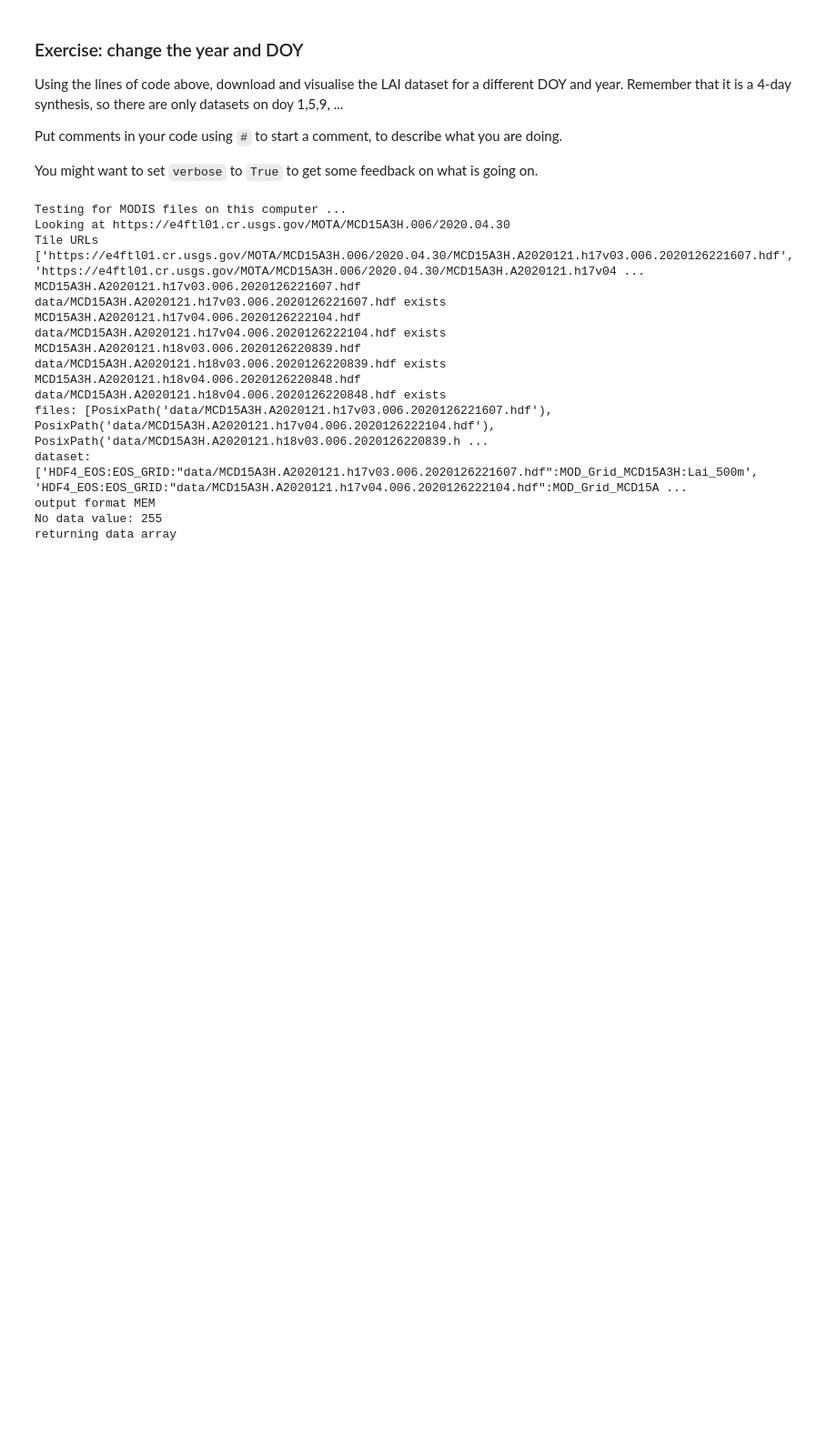
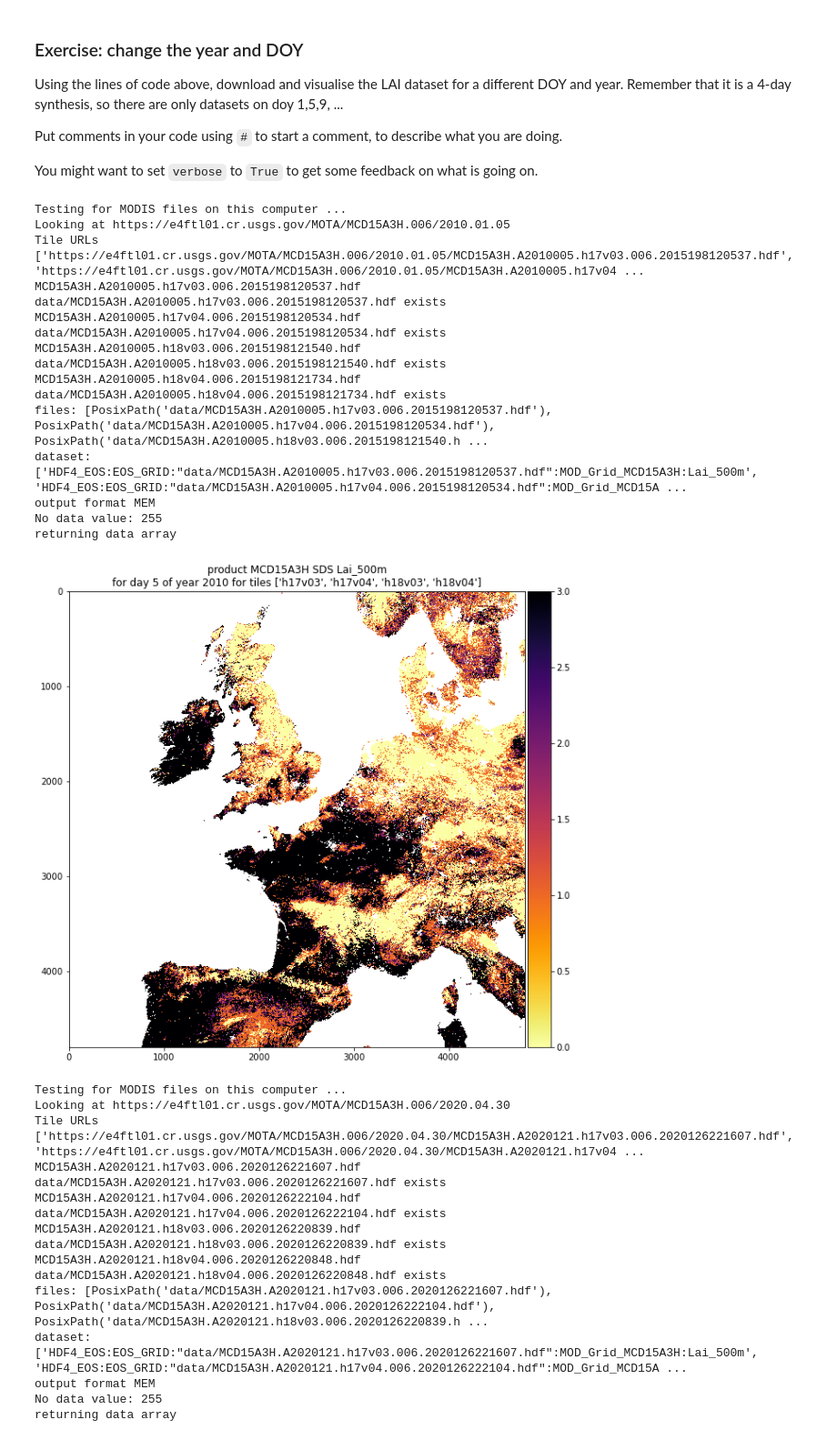
Before and after one commit to UCL-EO/uclgeog_msc_core, a Jupyter notebook: NASA MODIS Earthdata.ipynb, the cells around one changed output. Shown at 91% size. Drawn from its saved outputs; the diff is of its cells as text; code cells hidden in the pictures; blank space fills up the shorter version.

```diff
--- a/NASA MODIS Earthdata.ipynb
+++ b/NASA MODIS Earthdata.ipynb
@@ -414,6 +438,56 @@ Using the lines of code above, download and visualise the LAI dataset for a diff
 Put comments in your code using `#` to start a comment, to describe what you are doing.
 
 You might want to set `verbose` to `True` to get some feedback on what is going on.
+# %%
+from uclgeog_msc.process_timeseries import mosaic_and_clip, visualise
+import numpy as np
+
+#######################
+# location: madagascar
+#######################
+params = {
+    'tiles'   :    ['h17v03', 'h17v04', 'h18v03', 'h18v04'],
+    'doy'     :    5,
+    'year'    :    2010,
+    'product' :    'MCD15A3H',
+    'layer'   :    'Lai_500m',
+    'grid'    :    'MOD_Grid_MCD15A3H',
+    'verbose' :    True,
+    'base_url':   'https://e4ftl01.cr.usgs.gov/MOTA'
+}
+
+try:
+    data = mosaic(params)
+    assert data is not None
+except AssertionError:
+    print("\nThis hasn't worked")
+else:
+    data = data.astype(float)
+    data[data>248] = np.nan
+    #######################
+    # call visualise
+    #######################
+    title = 'product {product} SDS {layer}\n'.format(**params) + \
+            'for day {doy} of year {year} for tiles {tiles}'.format(**params)
+    plot=visualise(data,title=title,vmax=3.0)
+# %% [output]
+Testing for MODIS files on this computer ...
+Looking at https://e4ftl01.cr.usgs.gov/MOTA/MCD15A3H.006/2010.01.05
+Tile URLs ['https://e4ftl01.cr.usgs.gov/MOTA/MCD15A3H.006/2010.01.05/MCD15A3H.A2010005.h17v03.006.2015198120537.hdf', 'https://e4ftl01.cr.usgs.gov/MOTA/MCD15A3H.006/2010.01.05/MCD15A3H.A2010005.h17v04 ...
+MCD15A3H.A2010005.h17v03.006.2015198120537.hdf
+data/MCD15A3H.A2010005.h17v03.006.2015198120537.hdf exists
+MCD15A3H.A2010005.h17v04.006.2015198120534.hdf
+data/MCD15A3H.A2010005.h17v04.006.2015198120534.hdf exists
+MCD15A3H.A2010005.h18v03.006.2015198121540.hdf
+data/MCD15A3H.A2010005.h18v03.006.2015198121540.hdf exists
+MCD15A3H.A2010005.h18v04.006.2015198121734.hdf
+data/MCD15A3H.A2010005.h18v04.006.2015198121734.hdf exists
+files: [PosixPath('data/MCD15A3H.A2010005.h17v03.006.2015198120537.hdf'), PosixPath('data/MCD15A3H.A2010005.h17v04.006.2015198120534.hdf'), PosixPath('data/MCD15A3H.A2010005.h18v03.006.2015198121540.h ...
+dataset: ['HDF4_EOS:EOS_GRID:"data/MCD15A3H.A2010005.h17v03.006.2015198120537.hdf":MOD_Grid_MCD15A3H:Lai_500m', 'HDF4_EOS:EOS_GRID:"data/MCD15A3H.A2010005.h17v04.006.2015198120534.hdf":MOD_Grid_MCD15A ...
+output format MEM
+No data value: 255
+returning data array
+[figure, added]
 # %%
 from uclgeog_msc.process_timeseries import mosaic_and_clip, visualise
 
```
Also changed, not shown: parts of 20 cells of this notebook, 1 other file.
